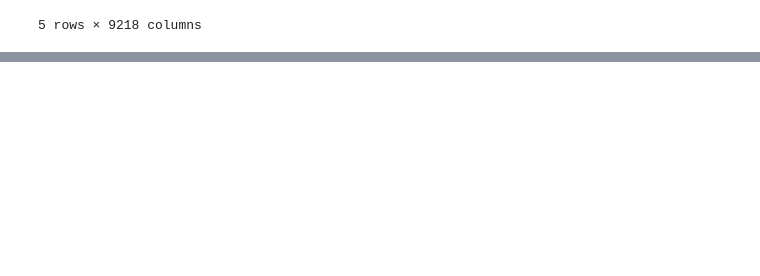
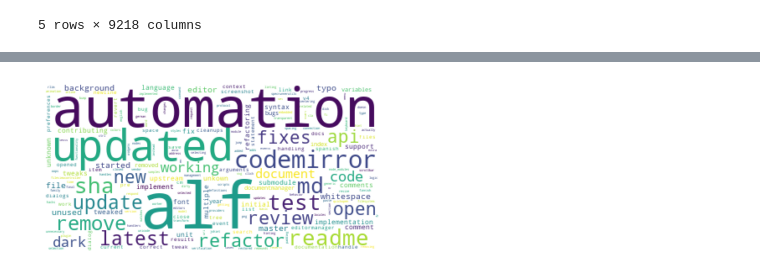
Before and after one commit to dinaldoap/jit-sdp-nn, a Jupyter notebook: notebook/feature.ipynb, the cells around one changed output, grey strips where cells are left out. Cells and saved outputs as stored; diff of their text form; code cells hidden in the pictures; blank space fills up the shorter version.

Commit message:
feat: use t-test statistic

```diff
--- a/notebook/feature.ipynb
+++ b/notebook/feature.ipynb
@@ -112,5 +112,5 @@ df_freq.head()
 | 6 | 0.0 | 0.0 | 0.0 | 0.0 | 0.0 | 0.0 | 0.0 | 0.0 | ... |
 5 rows × 9218 columns
 # %%
-def mean_tfidf(data, contains_bug):
-    return filter_commits(data, contains_bug).drop(['contains_bug'], axis='columns').mean()
+def filter_drop(data, contains_bug):
+    return filter_commits(data, contains_bug).drop(['contains_bug'], axis='columns')
@@ -142,0 +117,5 @@ dtype: float64
+# %%
+df_freq_bug = filter_drop(df_freq, 1)
+df_freq_normal = filter_drop(df_freq, 0)
+print(df_freq_bug.mean().head())
+print(df_freq_normal.mean().head())
@@ -142,0 +141,8 @@ dtype: float64
+# %%
+from scipy.stats import ttest_ind
+statistics = []
+for column in df_freq_bug.columns:
+    statistic, pvalue = ttest_ind(df_freq_bug[column], df_freq_normal[column], equal_var=False)
+    statistics.append(statistic)
+sr_diff = pd.Series(statistics, index=df_freq_bug.columns)
+print(sr_diff.head())
@@ -143,4 +156,3 @@ dtype: float64
 # %%
-sr_diff = sr_diff.sort_values(ascending=False)
-sr_diff.head()
+sr_diff.sort_values(ascending=False)
 # %% [output]
@@ -160,0 +171,4 @@ plot_wordcloud(sr_diff)
+# %%
+plot_wordcloud(sr_diff.abs())
+# %% [output]
+[figure, added]
```
Also changed, not shown: parts of 6 cells of this notebook.
